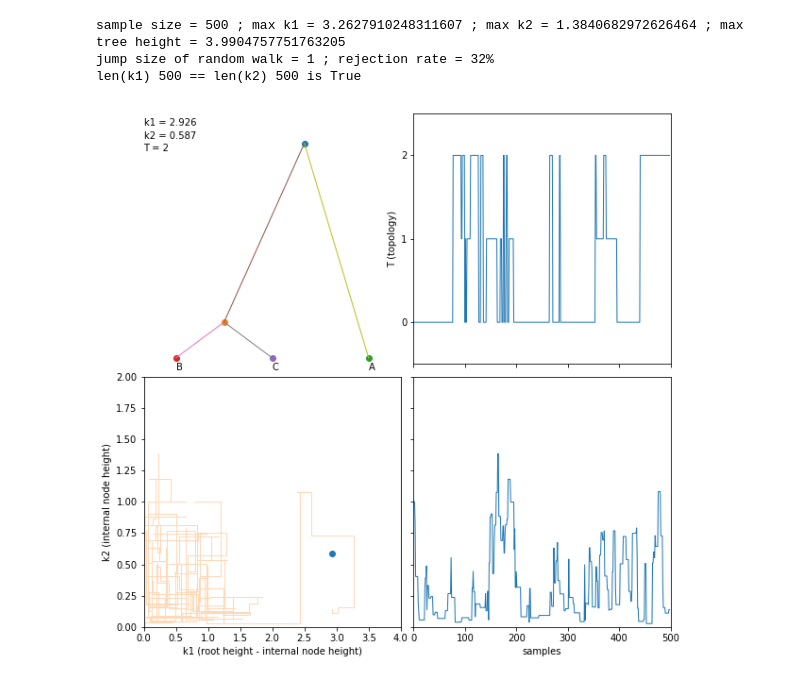
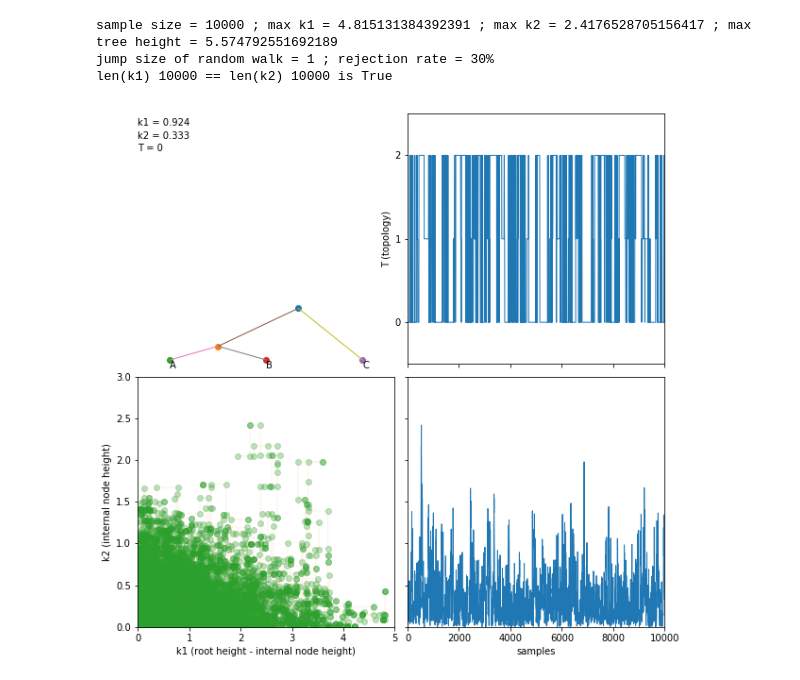
Before and after one commit to walterxie/TreeSpace, a Jupyter notebook: note/TreeSpace3Taxa.ipynb, the cells around one changed output. Saved outputs shown, nothing was run; the diff lists cells and outputs as text; code cells hidden in the pictures.

Commit message:
10k samples

```diff
--- a/note/TreeSpace3Taxa.ipynb
+++ b/note/TreeSpace3Taxa.ipynb
@@ -43,7 +43,7 @@ def accept(k1, k2, k1_, k2_):
         return False #reject
 
 # MCMC sampling
-samples = 500
+samples = 10000
 listK1, listK2, listT = ([] for i in range(3))
 k1 = k2 = 1
 #i = num of samples
@@ -77,9 +77,9 @@ print("len(k1)", len(listK1), "== len(k2)", len(listK2), "is", len(listK1) == le
 #print(*listK2, sep=', ')
 #print(*listT, sep=', ')
 # %% [output]
-sample size = 500 ; max k1 = 3.2627910248311607 ; max k2 = 1.3840682972626464 ; max tree height = 3.9904757751763205
-jump size of random walk = 1 ; rejection rate = 32%
-len(k1) 500 == len(k2) 500 is True
+sample size = 10000 ; max k1 = 4.815131384392391 ; max k2 = 2.4176528705156417 ; max tree height = 5.574792551692189
+jump size of random walk = 1 ; rejection rate = 30%
+len(k1) 10000 == len(k2) 10000 is True
 # %%
 import matplotlib.pyplot as plt
 from matplotlib import animation
@@ -109,7 +109,8 @@ line1, = ax2.plot([], [], lw=1)
 line2, = ax4.plot([], [], lw=1)
 # dot
 line3, = ax3.plot([], [], 'o', lw=3)
-line4, = ax3.plot([], [], lw=1, alpha=.3)
+line4, = ax3.plot([], [], lw=1, alpha=.1)
+line5, = ax3.plot([], [], 'o', alpha=.3)
 # tree topology based on (A,B),C => A 3, B 4, C 5, AB, 2, ABC 1
 node1, = ax1.plot([], [], 'o', lw=2)
 node2, = ax1.plot([], [], 'o', lw=3)
@@ -168,34 +169,37 @@ def init():
         line.set_data([], [])
     return lines
 
 xRoot = 1.25; xNode2 = 0.625 # fix x, move y
 def animate(i):
     _k1 = listK1[i]; _k2 = listK2[i]; _T = listT[i]
     line1.set_data(range(i), listT[:i])
     line2.set_data(range(i), listK2[:i])
     line3.set_data(_k1, _k2)
     line4.set_data(listK1[:i], listK2[:i])
+    line5.set_data(listK1[:i], listK2[:i])
     #tree
     _yRoot = y + _k1 + _k2
     _y2 = y + _k2
     node1.set_data(xRoot, _yRoot) # root
     node2.set_data(xNode2, _y2) # internal node
     edge12.set_data([xRoot, xNode2], [_yRoot, _y2])
     edge23.set_data([xNode2, x3], [_y2, y])
     edge24.set_data([xNode2, x4], [_y2, y])
     edge15.set_data([xRoot, x5], [_yRoot, y])
     # text
     k1_text.set_text('k1 = %.3f' % _k1)
     k2_text.set_text('k2 = %.3f' % _k2)
     T_text.set_text('T = %.0f' % _T)
     plotTipsByTopology(_T)
     return lines
 
+# 2000 frames
+frames = [i for j in (range(1000), range(samples-2000, samples)) for i in j]
 # interval : Delay between frames in milliseconds. Defaults to 200.
-anim = animation.FuncAnimation(fig, animate, init_func=init, frames=samples,
-                               interval=5, blit=True, repeat=True)
+anim = animation.FuncAnimation(fig, animate, init_func=init, frames=frames,
+                               interval=1, blit=True, repeat=True)
 
-anim.save('TreeSpace3Taxa.mp4', fps=30, extra_args=['-vcodec', 'libx264'])
+anim.save('TreeSpace3Taxa.mp4', fps=100, extra_args=['-vcodec', 'libx264'])
 plt.show()
 # %% [output]
-[figure, old version]
+[figure, new version]
```
Also changed, not shown: 2 other files.
